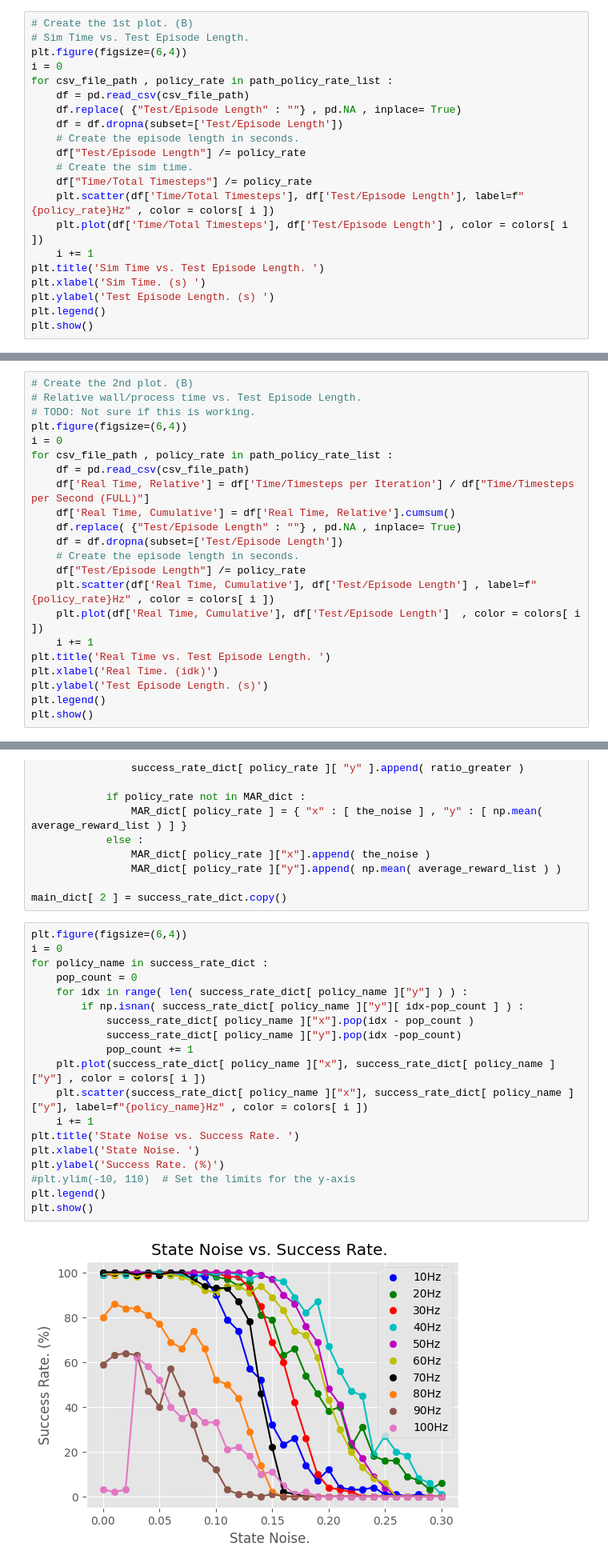
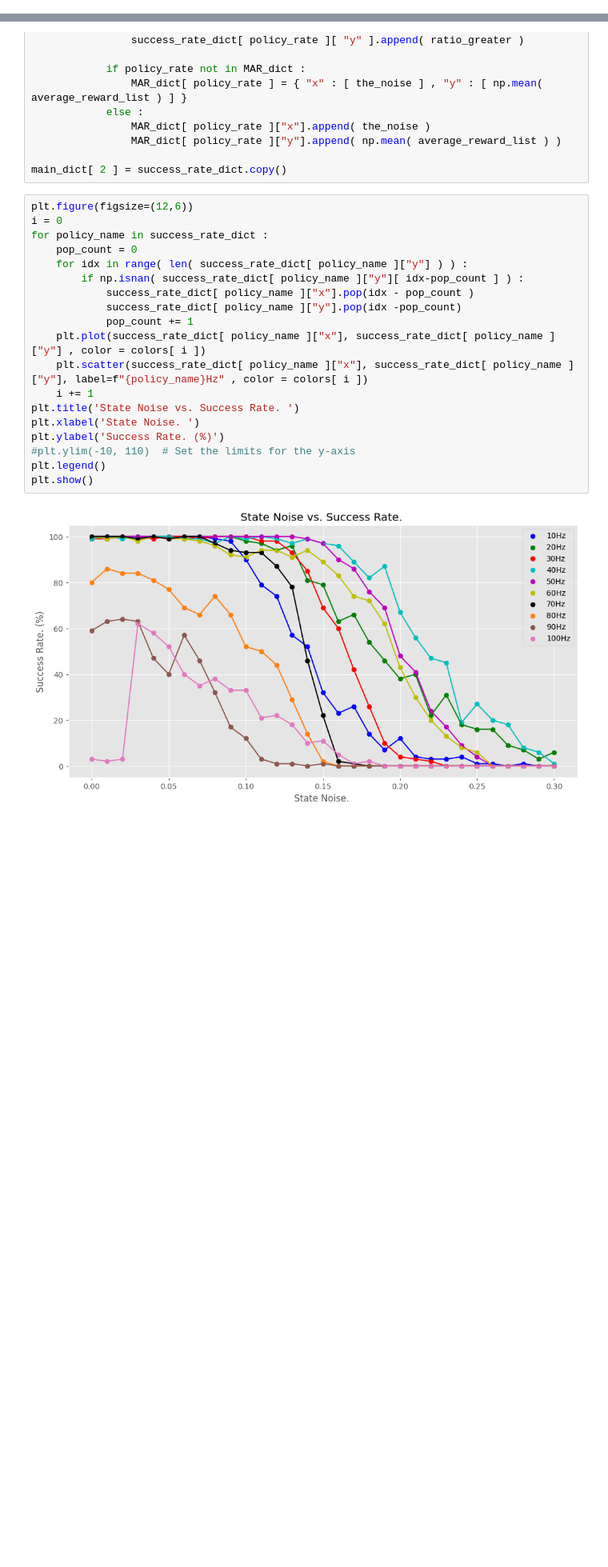
Before and after one commit to sandavranoregonstate/policy-rate, a Jupyter notebook: main.ipynb, the cells around one changed output, grey strips where cells are left out. Shown at 80% size. Saved outputs shown, nothing was run; the diff lists cells and outputs as text; blank space fills up the shorter version.

```diff
--- a/main.ipynb
+++ b/main.ipynb
@@ -723,21 +481,0 @@ plt.show()
-# %%
-# Create the 1st plot. (B)
-# Sim Time vs. Test Episode Length.
-plt.figure(figsize=(6,4))
-i = 0
-for csv_file_path , policy_rate in path_policy_rate_list :
-    df = pd.read_csv(csv_file_path)
-    df.replace( {"Test/Episode Length" : ""} , pd.NA , inplace= True)
-    df = df.dropna(subset=['Test/Episode Length'])
-    # Create the episode length in seconds.
-    df["Test/Episode Length"] /= policy_rate
-    # Create the sim time.
-    df["Time/Total Timesteps"] /= policy_rate
-    plt.scatter(df['Time/Total Timesteps'], df['Test/Episode Length'], label=f"{policy_rate}Hz" , color = colors[ i ])
-    plt.plot(df['Time/Total Timesteps'], df['Test/Episode Length'] , color = colors[ i ])
-    i += 1
-plt.title('Sim Time vs. Test Episode Length. ')
-plt.xlabel('Sim Time. (s) ')
-plt.ylabel('Test Episode Length. (s) ')
-plt.legend()
-plt.show()
@@ -770,22 +481,0 @@ plt.show()
-# %%
-# Create the 2nd plot. (B)
-# Relative wall/process time vs. Test Episode Length.
-# TODO: Not sure if this is working.
-plt.figure(figsize=(6,4))
-i = 0
-for csv_file_path , policy_rate in path_policy_rate_list :
-    df = pd.read_csv(csv_file_path)
-    df['Real Time, Relative'] = df['Time/Timesteps per Iteration'] / df["Time/Timesteps per Second (FULL)"]
-    df['Real Time, Cumulative'] = df['Real Time, Relative'].cumsum()
-    df.replace( {"Test/Episode Length" : ""} , pd.NA , inplace= True)
-    df = df.dropna(subset=['Test/Episode Length'])
-    # Create the episode length in seconds.
-    df["Test/Episode Length"] /= policy_rate
-    plt.scatter(df['Real Time, Cumulative'], df['Test/Episode Length'] , label=f"{policy_rate}Hz" , color = colors[ i ])
-    plt.plot(df['Real Time, Cumulative'], df['Test/Episode Length']  , color = colors[ i ])
-    i += 1
-plt.title('Real Time vs. Test Episode Length. ')
-plt.xlabel('Real Time. (idk)')
-plt.ylabel('Test Episode Length. (s)')
-plt.legend()
-plt.show()
@@ -850,26 +552,26 @@ for csv_path , policy_rate , the_noise in per_rob :
 
 main_dict[ 2 ] = success_rate_dict.copy()
 # %%
-plt.figure(figsize=(6,4))
+plt.figure(figsize=(12,6))
 i = 0
 for policy_name in success_rate_dict :
     pop_count = 0
     for idx in range( len( success_rate_dict[ policy_name ]["y"] ) ) :
         if np.isnan( success_rate_dict[ policy_name ]["y"][ idx-pop_count ] ) :
             success_rate_dict[ policy_name ]["x"].pop(idx - pop_count )
             success_rate_dict[ policy_name ]["y"].pop(idx -pop_count)
             pop_count += 1
     plt.plot(success_rate_dict[ policy_name ]["x"], success_rate_dict[ policy_name ]["y"] , color = colors[ i ])
     plt.scatter(success_rate_dict[ policy_name ]["x"], success_rate_dict[ policy_name ]["y"], label=f"{policy_name}Hz" , color = colors[ i ])
     i += 1
 plt.title('State Noise vs. Success Rate. ')
 plt.xlabel('State Noise. ')
 plt.ylabel('Success Rate. (%)')
 #plt.ylim(-10, 110)  # Set the limits for the y-axis
 plt.legend()
 plt.show()
 # %% [output]
-[figure, old version]
+[figure, new version]
 # %%
 plt.figure(figsize=(6,4))
 i = 0
```
Also changed, not shown: parts of 37 cells of this notebook, 5 other files.
